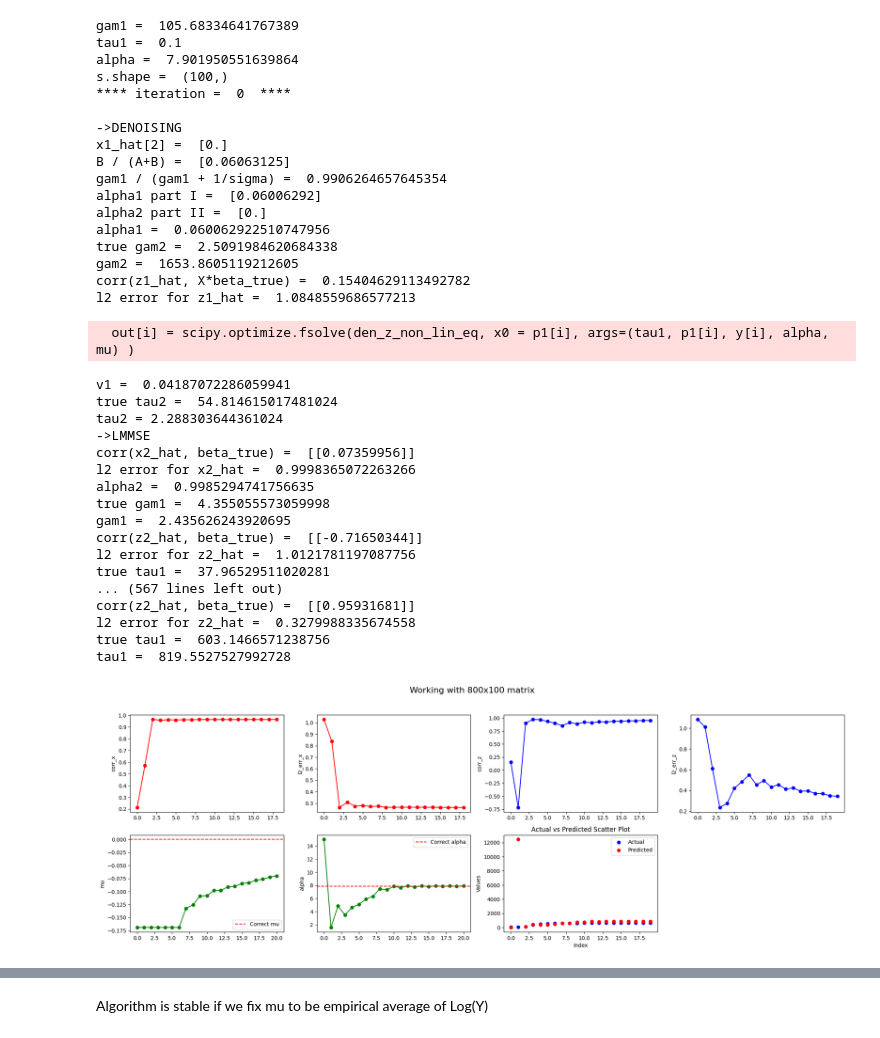
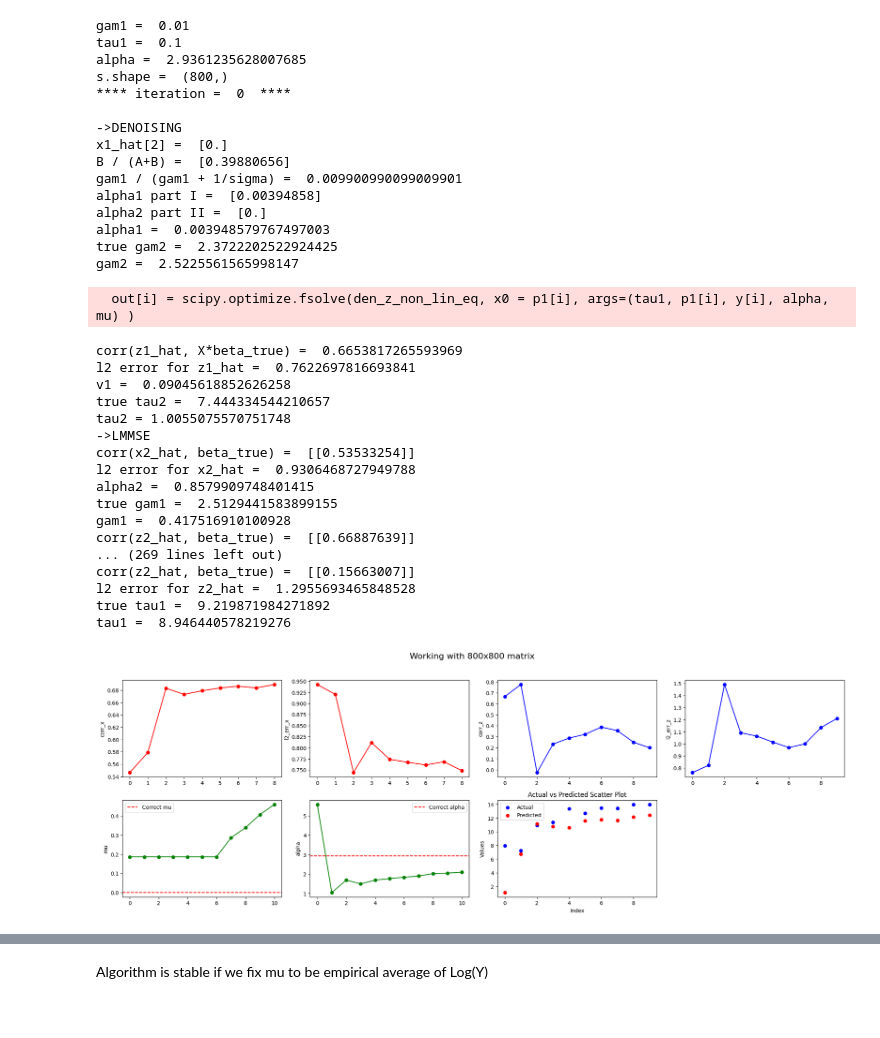
Before and after one commit to ADepope/vampW, a Jupyter notebook: vampW_EM.ipynb, the cells around one changed output, grey strips where cells are left out. Drawn from its saved outputs; the diff is of its cells as text; code cells hidden in the pictures.

```diff
--- a/vampW_EM.ipynb
+++ b/vampW_EM.ipynb
@@ -239,6 +239,8 @@ def gvamp(X, gam1, r1, tau1, p1, prior, y, alpha, mu, maxiter, beta_true, update
                 mu_new = update_Weibull_mu(y, z1_hat, alpha, predicted_xi)
                 mus.append(mu_new)
                 mu = mu_new
+            else:
+                mus.append(mu)
         else:
             mus.append(mu)
 
@@ -314,62 +316,70 @@ def plot_metrics(corrs_x, l2_errs_x, corrs_z, l2_errs_z, mus, alphas, dl_dmus, a
 # %%
 np.random.seed(42)
 n=800
-m=100
+m=800
+p=0.4
+la=0.4
+# This is where the sigma is defined. Note that the scope of this definition extends to gvamp
+sigma=1
+omega=1
+h2=0.5
+gam1 = 1e-2
+tau1 = 1e-1
+mu=np.full((n,1), 0)
+maxiter = 10
 
 X,beta,y,alpha = sim_model(n=n,m=m,p=p,la=la,sigma=sigma,h2=h2,mu=mu )
 
 print("gam1 = ", gam1)
 print("tau1 = ", tau1)
 print("alpha = ", alpha)
 
 pr = prior(la = la, sigmas = [sigma], omegas = [omega])
 
 # we start with an initialization that compleately complies with the assumptions
 r1 = np.zeros((m,1))
 #r1 = beta + random.normal(loc=0.0, scale=np.sqrt(1.0/gam1), size=[m,1])
 p1 = np.zeros((n,1))
 #p1 = X @ beta + random.normal(loc=0.0, scale=np.sqrt(1.0/tau1), size=[n,1])
 
 
 est, gam1, corrs_x, l2_errs_x, corrs_z, l2_errs_z, mus, alphas, a, ps, dl_dmus, z1_hats = gvamp(X, gam1, r1, tau1, p1, pr, y, alpha*1.9, np.mean(np.log(y)), maxiter, beta, True, True)
 plot_metrics(corrs_x, l2_errs_x, corrs_z, l2_errs_z, mus, alphas, dl_dmus, a, ps, mu[0][0], alpha, n, m)
 # %% [output]
-gam1 =  105.68334641767389
+gam1 =  0.01
 tau1 =  0.1
-alpha =  7.901950551639864
-s.shape =  (100,)
+alpha =  2.9361235628007685
+s.shape =  (800,)
 **** iteration =  0  ****
 
 ->DENOISING
 x1_hat[2] =  [0.]
-B / (A+B) =  [0.06063125]
-gam1 / (gam1 + 1/sigma) =  0.9906264657645354
-alpha1 part I =  [0.06006292]
+B / (A+B) =  [0.39880656]
+gam1 / (gam1 + 1/sigma) =  0.009900990099009901
+alpha1 part I =  [0.00394858]
 alpha2 part II =  [0.]
-alpha1 =  0.060062922510747956
-true gam2 =  2.5091984620684338
-gam2 =  1653.8605119212605
-corr(z1_hat, X*beta_true) =  0.15404629113492782
-l2 error for z1_hat =  1.0848559686577213
+alpha1 =  0.003948579767497003
+true gam2 =  2.3722202522924425
+gam2 =  2.5225561565998147
   out[i] = scipy.optimize.fsolve(den_z_non_lin_eq, x0 = p1[i], args=(tau1, p1[i], y[i], alpha, mu) )
-v1 =  0.04187072286059941
-true tau2 =  54.814615017481024
-tau2 = 2.288303644361024
+corr(z1_hat, X*beta_true) =  0.6653817265593969
+l2 error for z1_hat =  0.7622697816693841
+v1 =  0.09045618852626258
+true tau2 =  7.444334544210657
+tau2 = 1.0055075570751748
 ->LMMSE
-corr(x2_hat, beta_true) =  [[0.07359956]]
-l2 error for x2_hat =  0.9998365072263266
-alpha2 =  0.9985294741756635
-true gam1 =  4.355055573059998
-gam1 =  2.435626243920695
-corr(z2_hat, beta_true) =  [[-0.71650344]]
-l2 error for z2_hat =  1.0121781197087756
-true tau1 =  37.96529511020281
-... (567 lines left out)
-corr(z2_hat, beta_true) =  [[0.95931681]]
-l2 error for z2_hat =  0.3279988335674558
-true tau1 =  603.1466571238756
-tau1 =  819.5527527992728
+corr(x2_hat, beta_true) =  [[0.53533254]]
+l2 error for x2_hat =  0.9306468727949788
+alpha2 =  0.8579909748401415
+true gam1 =  2.5129441583899155
+gam1 =  0.417516910100928
+corr(z2_hat, beta_true) =  [[0.66887639]]
+... (269 lines left out)
+corr(z2_hat, beta_true) =  [[0.15663007]]
+l2 error for z2_hat =  1.2955693465848528
+true tau1 =  9.219871984271892
+tau1 =  8.946440578219276
-[figure, old version]
+[figure, new version]
 # %%
 np.random.seed(42)
 n=800
```
Also changed, not shown: parts of 2 cells of this notebook, 4 other files.
